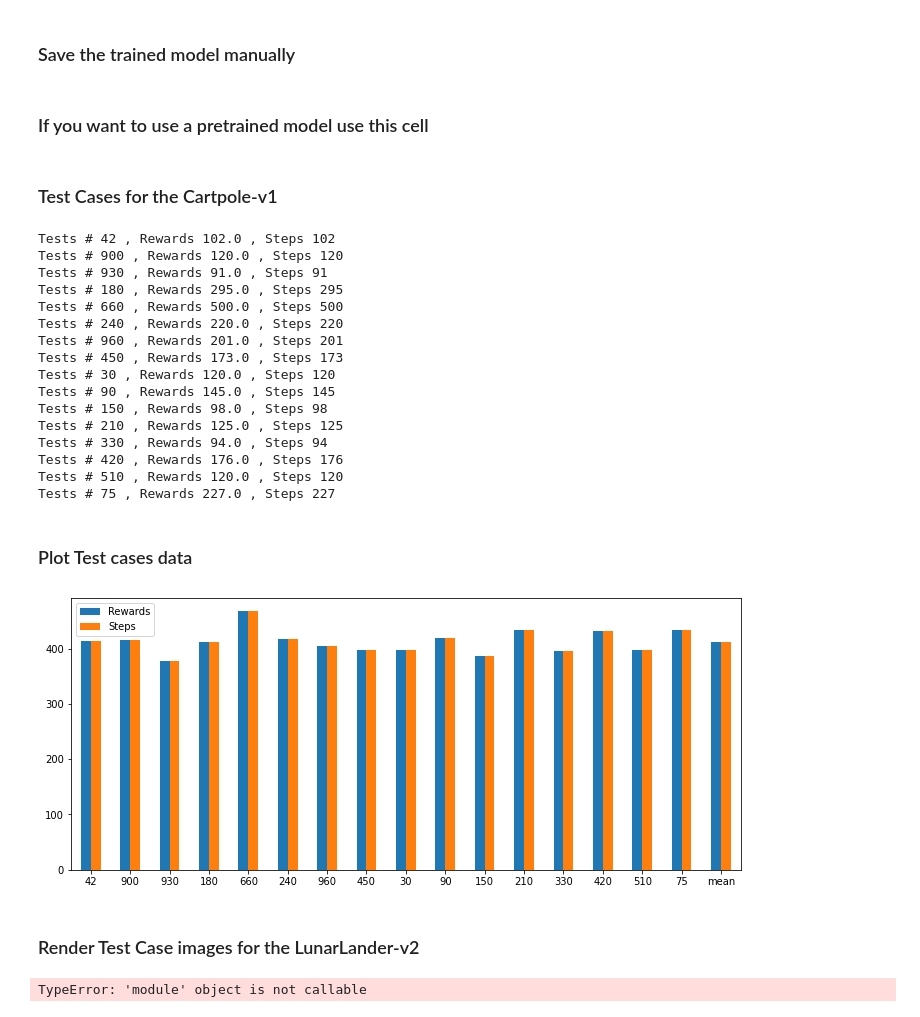
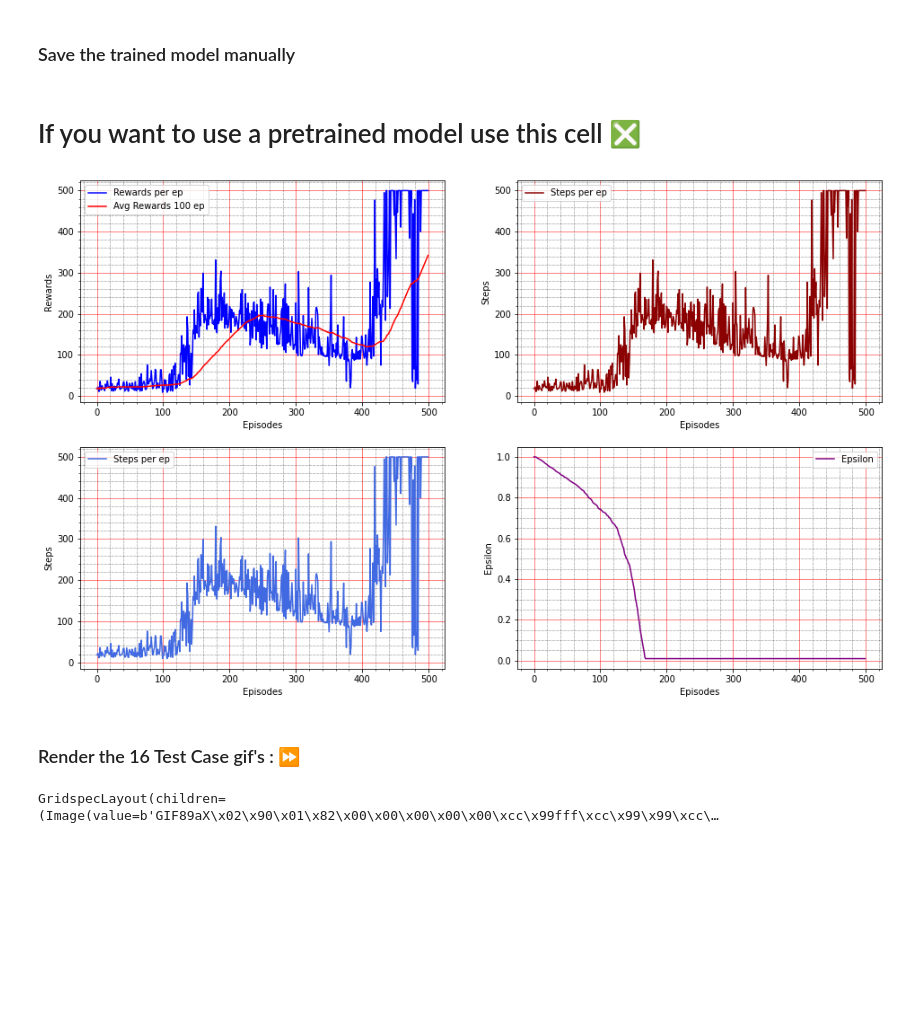
Before and after one commit to riturajsingh2015/DeepRL, a Jupyter notebook: Cartpole_DQN.ipynb, the cells around one changed output. Cells and saved outputs as stored; diff of their text form; code cells hidden in the pictures; blank space fills up the shorter version.

```diff
--- a/Cartpole_DQN.ipynb
+++ b/Cartpole_DQN.ipynb
@@ -39,57 +128,38 @@ learning_plot(book_keeping)
 # %%
 agent.save_model()
 # %% [markdown]
-### If you want to use a pretrained model use this cell
+# If you want to use a pretrained model use this cell ❎
-# %%
-model,book_keeping = agent.load_pre_trained_model_info(timestr="20211108-082804")
-learning_plot(book_keeping)
-# %% [markdown]
-### Test Cases for the Cartpole-v1
-# %%
-test_cases_data , image_paths  = test_instances_of_env(
-                                        model=model,
-                                        test_cases=[42,900,930,180,660,240,960,450,30,90,150,210,330,420,510,75],
-                                        env_name=agent.env_name
-                                       )
-# %% [output]
-Tests # 42 , Rewards 102.0 , Steps 102
-Tests # 900 , Rewards 120.0 , Steps 120
-Tests # 930 , Rewards 91.0 , Steps 91
-Tests # 180 , Rewards 295.0 , Steps 295
-Tests # 660 , Rewards 500.0 , Steps 500
-Tests # 240 , Rewards 220.0 , Steps 220
-Tests # 960 , Rewards 201.0 , Steps 201
-Tests # 450 , Rewards 173.0 , Steps 173
-Tests # 30 , Rewards 120.0 , Steps 120
-Tests # 90 , Rewards 145.0 , Steps 145
-Tests # 150 , Rewards 98.0 , Steps 98
-Tests # 210 , Rewards 125.0 , Steps 125
-Tests # 330 , Rewards 94.0 , Steps 94
-Tests # 420 , Rewards 176.0 , Steps 176
-Tests # 510 , Rewards 120.0 , Steps 120
-Tests # 75 , Rewards 227.0 , Steps 227
-# %% [markdown]
-### Plot Test cases data
-# %%
-plot_test_cases(test_cases_data)
-# %% [output]
-[figure, removed]
+# %%
+if not agent.trained:
+  model_suffix="20211108-082804"
+  model,book_keeping , image_paths = agent.load_pre_trained_model_info(timestr=model_suffix)
+  # plot Learning curve
+  learning_plot(book_keeping)
+# %% [output]
+[figure, added]
 # %% [markdown]
-### Render Test Case images for the LunarLander-v2
+### Render the 16 Test Case gif's : ⏩
 # %%
 import IPython.display as display
 import ipywidgets as widgets
 from ipywidgets import GridspecLayout
 
-x=len(test_cases_data)//4
-y=len(test_cases_data)//4
-grid = GridspecLayout(x, y)
+rows=8
+cols=4
+grid = GridspecLayout(rows,cols)
+index_of_img=0
+for i in range(0,rows,2):
+    for j in range(cols):
 
-for i in range(x):
-    for j in range(y):
-        img=open(image_paths[4*i+j],'rb').read()
+        path_of_img=image_paths[index_of_img]
+        img=open(path_of_img,'rb').read()
+
         grid[i, j] = widgets.Image(value=img, format='gif', width=220, height=510)
+        grid[i+1, j] = widgets.HTML(value=path_of_img[path_of_img.index('IMAGES/')+7 :])
+        index_of_img+=1
+
+
 
 grid
 # %% [output]
-TypeError: 'module' object is not callable
+GridspecLayout(children=(Image(value=b'GIF89aX\x02\x90\x01\x82\x00\x00\x00\x00\x00\xcc\x99fff\xcc\x99\x99\xcc\…
```
Also changed, not shown: parts of 20 cells of this notebook, 38 other files.
